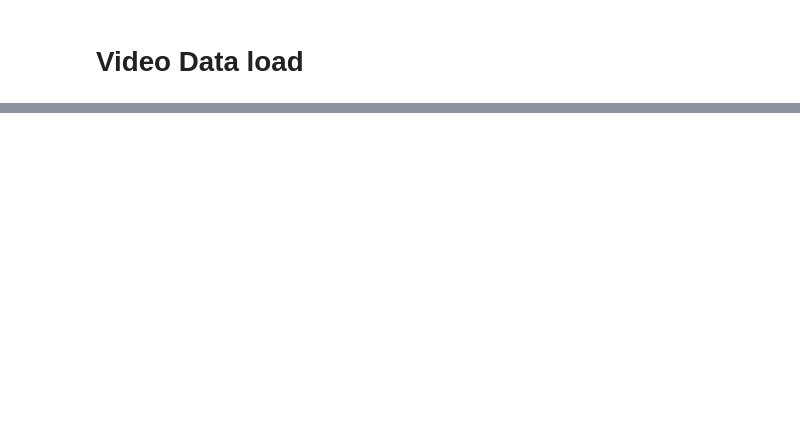
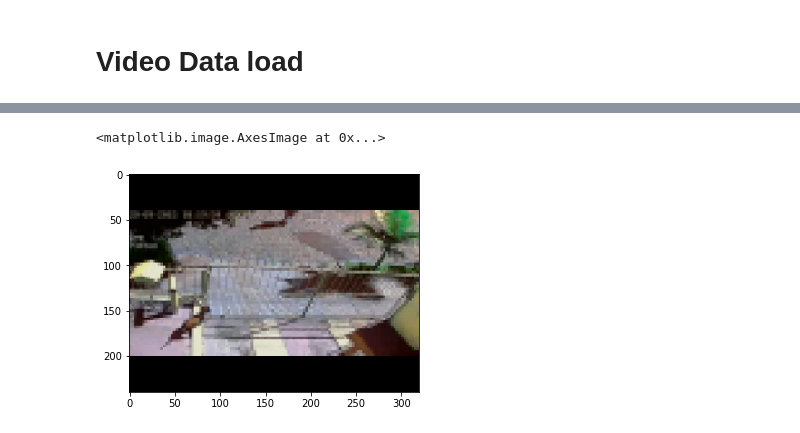
Before and after one commit to jinmang2/anomaly_detection_on_video, a Jupyter notebook: RealWorldSuveillance/Notebook/video_data_read.ipynb, the cells around one changed output, grey strips where cells are left out. Cells and saved outputs as stored; diff of their text form; code cells hidden in the pictures; blank space fills up the shorter version.

```diff
--- a/RealWorldSuveillance/Notebook/video_data_read.ipynb
+++ b/RealWorldSuveillance/Notebook/video_data_read.ipynb
@@ -23,0 +98,2 @@ def listdir_nohidden(AllVideos_Path): # To ignore hidden files
+# %%
+ret, frame = capture.read()
@@ -23,0 +104,5 @@ def listdir_nohidden(AllVideos_Path): # To ignore hidden files
+# %%
+plt.imshow(frame)
+# %% [output]
+<matplotlib.image.AxesImage at 0x...>
+[figure, added]
```
Also changed, not shown: parts of 25 cells of this notebook.
